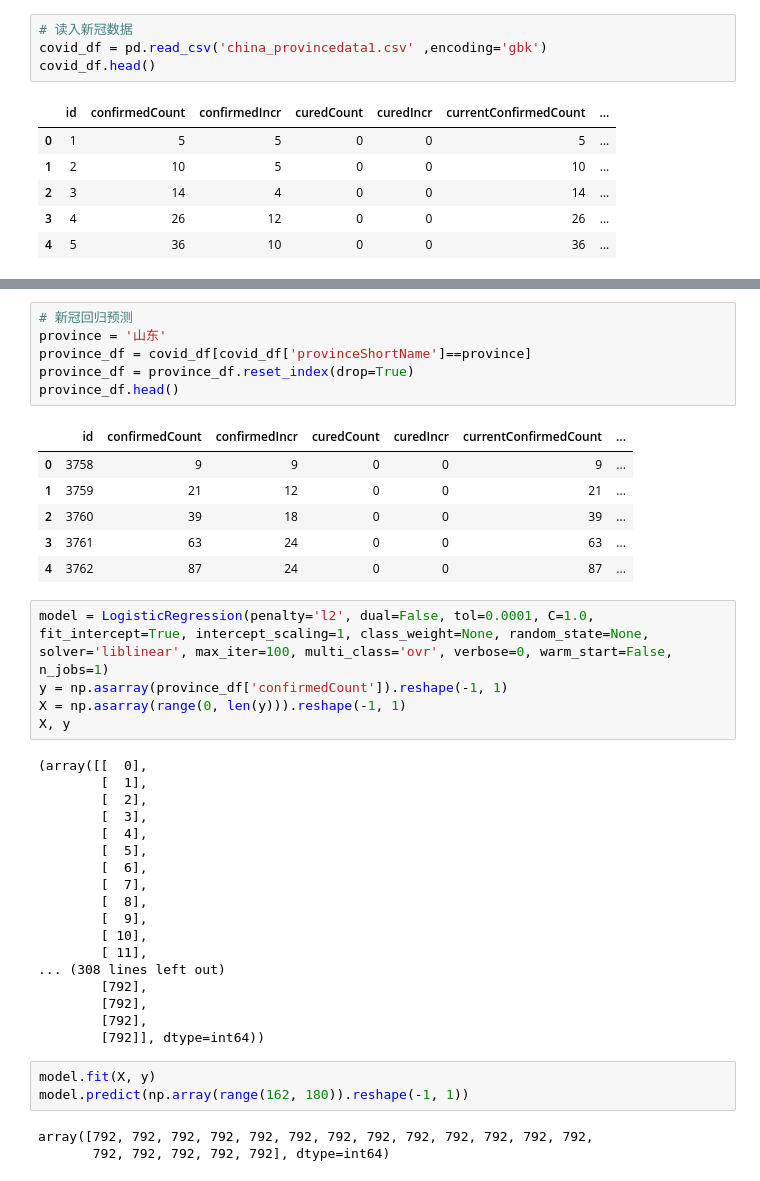
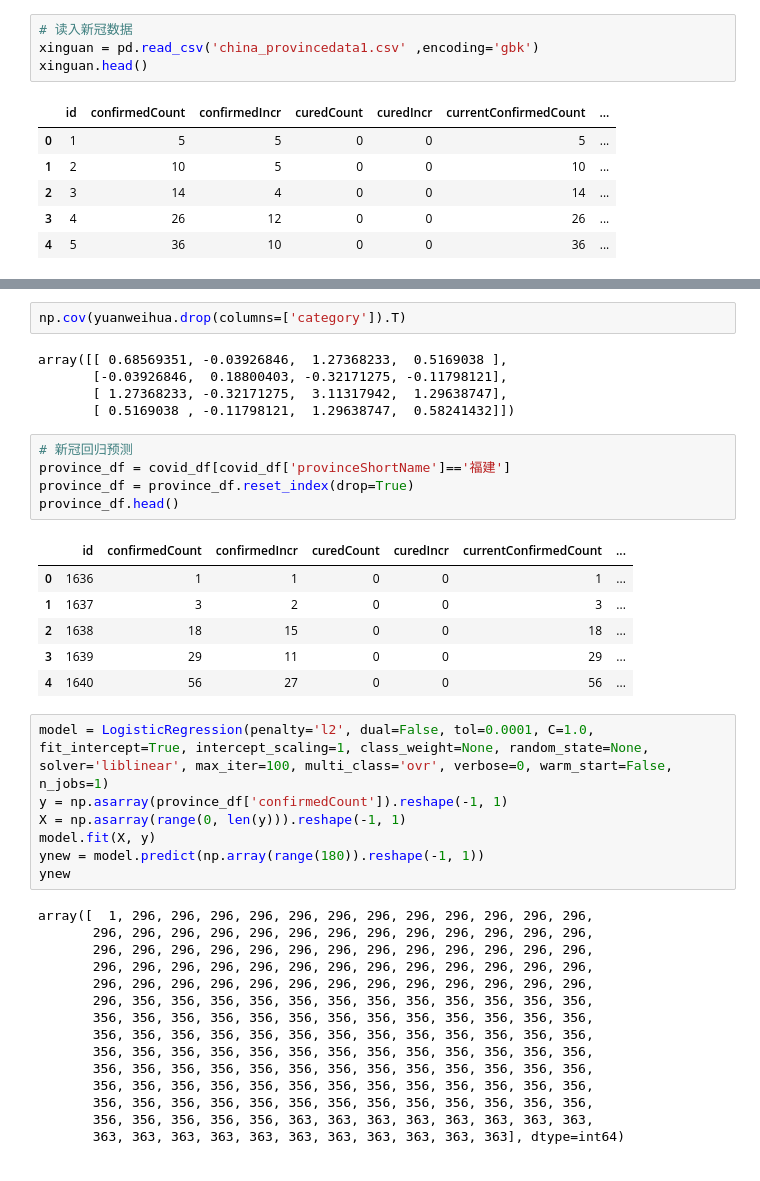
Before and after one commit to beiyuouo/data-mining-hw, a Jupyter notebook: hw1/simple_version.ipynb, the cells around one changed output, grey strips where cells are left out. Cells and saved outputs as stored; diff of their text form.

```diff
--- a/hw1/simple_version.ipynb
+++ b/hw1/simple_version.ipynb
@@ -12,8 +12,8 @@ import os
 os.makedirs('result', exist_ok=True)
 # %%
 # 读入新冠数据
-covid_df = pd.read_csv('china_provincedata1.csv' ,encoding='gbk')
-covid_df.head()
+xinguan = pd.read_csv('china_provincedata1.csv' ,encoding='gbk')
+xinguan.head()
 # %% [output]
 |  | id | confirmedCount | confirmedIncr | curedCount | curedIncr | currentConfirmedCount | ... |
 | 0 | 1 | 5 | 5 | 0 | 0 | 5 | ... |
@@ -134,42 +120,41 @@ array([[<matplotlib.axes._subplots.AxesSubplot object at 0x...>,
+# %%
+np.cov(yuanweihua.drop(columns=['category']).T)
+# %% [output]
+array([[ 0.68569351, -0.03926846,  1.27368233,  0.5169038 ],
+       [-0.03926846,  0.18800403, -0.32171275, -0.11798121],
+       [ 1.27368233, -0.32171275,  3.11317942,  1.29638747],
+       [ 0.5169038 , -0.11798121,  1.29638747,  0.58241432]])
 # %%
 # 新冠回归预测
-province = '山东'
-province_df = covid_df[covid_df['provinceShortName']==province]
+province_df = covid_df[covid_df['provinceShortName']=='福建']
 province_df = province_df.reset_index(drop=True)
 province_df.head()
 # %% [output]
 |  | id | confirmedCount | confirmedIncr | curedCount | curedIncr | currentConfirmedCount | ... |
-| 0 | 3758 | 9 | 9 | 0 | 0 | 9 | ... |
-| 1 | 3759 | 21 | 12 | 0 | 0 | 21 | ... |
-| 2 | 3760 | 39 | 18 | 0 | 0 | 39 | ... |
-| 3 | 3761 | 63 | 24 | 0 | 0 | 63 | ... |
-| 4 | 3762 | 87 | 24 | 0 | 0 | 87 | ... |
+| 0 | 1636 | 1 | 1 | 0 | 0 | 1 | ... |
+| 1 | 1637 | 3 | 2 | 0 | 0 | 3 | ... |
+| 2 | 1638 | 18 | 15 | 0 | 0 | 18 | ... |
+| 3 | 1639 | 29 | 11 | 0 | 0 | 29 | ... |
+| 4 | 1640 | 56 | 27 | 0 | 0 | 56 | ... |
 # %%
 model = LogisticRegression(penalty='l2', dual=False, tol=0.0001, C=1.0, fit_intercept=True, intercept_scaling=1, class_weight=None, random_state=None, solver='liblinear', max_iter=100, multi_class='ovr', verbose=0, warm_start=False, n_jobs=1)
 y = np.asarray(province_df['confirmedCount']).reshape(-1, 1)
 X = np.asarray(range(0, len(y))).reshape(-1, 1)
-X, y
+model.fit(X, y)
+ynew = model.predict(np.array(range(180)).reshape(-1, 1))
+ynew
 # %% [output]
-(array([[  0],
-        [  1],
-        [  2],
-        [  3],
-        [  4],
-        [  5],
-        [  6],
-        [  7],
-        [  8],
-        [  9],
-        [ 10],
-        [ 11],
-... (308 lines left out)
-        [792],
-        [792],
-        [792],
-        [792]], dtype=int64))
+array([  1, 296, 296, 296, 296, 296, 296, 296, 296, 296, 296, 296, 296,
+       296, 296, 296, 296, 296, 296, 296, 296, 296, 296, 296, 296, 296,
+       296, 296, 296, 296, 296, 296, 296, 296, 296, 296, 296, 296, 296,
+       296, 296, 296, 296, 296, 296, 296, 296, 296, 296, 296, 296, 296,
+       296, 296, 296, 296, 296, 296, 296, 296, 296, 296, 296, 296, 296,
+       296, 356, 356, 356, 356, 356, 356, 356, 356, 356, 356, 356, 356,
+       356, 356, 356, 356, 356, 356, 356, 356, 356, 356, 356, 356, 356,
+       356, 356, 356, 356, 356, 356, 356, 356, 356, 356, 356, 356, 356,
+       356, 356, 356, 356, 356, 356, 356, 356, 356, 356, 356, 356, 356,
+       356, 356, 356, 356, 356, 356, 356, 356, 356, 356, 356, 356, 356,
+       356, 356, 356, 356, 356, 356, 356, 356, 356, 356, 356, 356, 356,
+       356, 356, 356, 356, 356, 356, 356, 356, 356, 356, 356, 356, 356,
+       356, 356, 356, 356, 356, 363, 363, 363, 363, 363, 363, 363, 363,
+       363, 363, 363, 363, 363, 363, 363, 363, 363, 363, 363], dtype=int64)
-# %%
-model.fit(X, y)
-model.predict(np.array(range(162, 180)).reshape(-1, 1))
-# %% [output]
-array([792, 792, 792, 792, 792, 792, 792, 792, 792, 792, 792, 792, 792,
-       792, 792, 792, 792, 792], dtype=int64)
```
Also changed, not shown: parts of 15 cells of this notebook, 3 other files.
